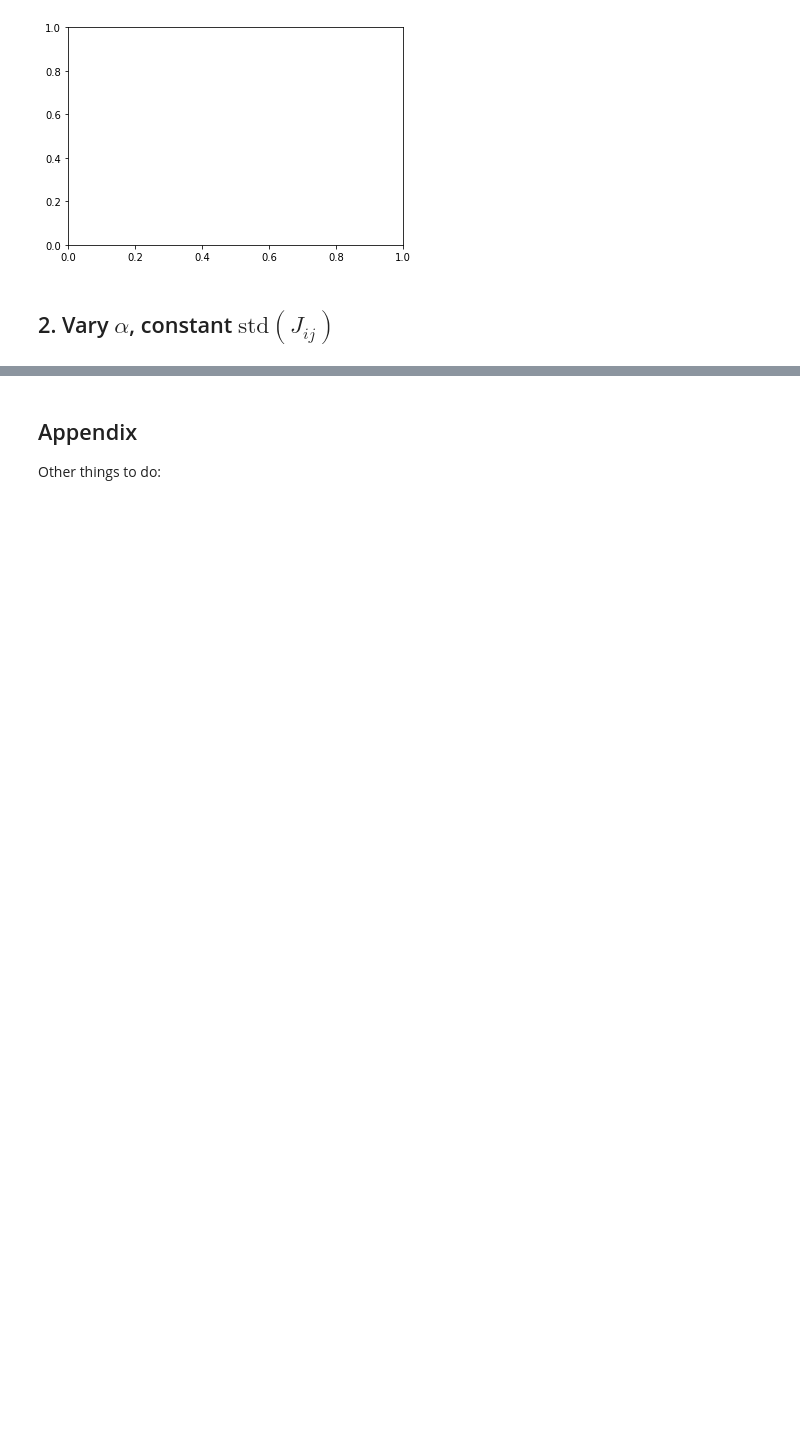
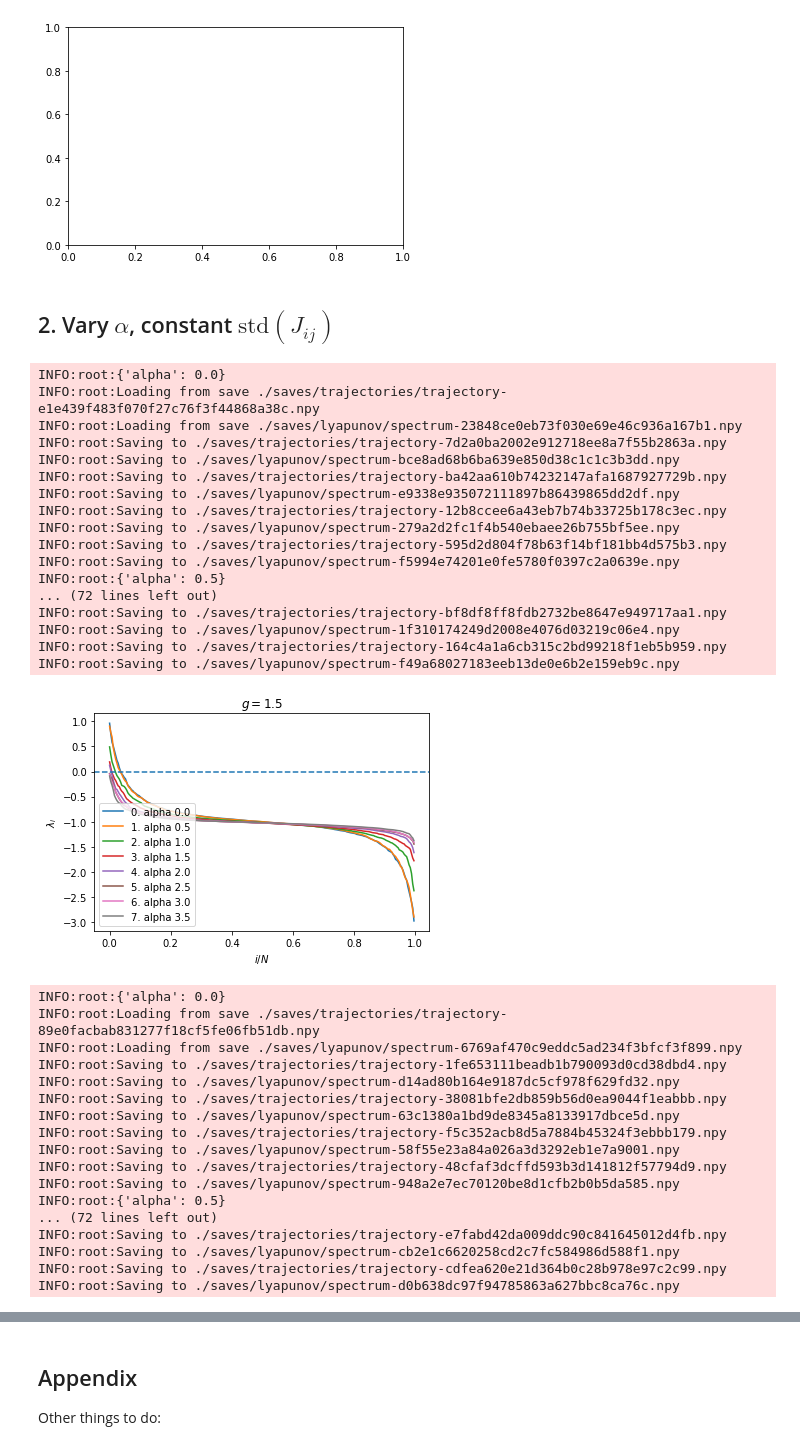
Before and after one commit to jqhoogland/hoogland-masters, a Jupyter notebook: hoogland_masters/output/lyapunov_analysis/Scale-Free.ipynb, the cells around one changed output, grey strips where cells are left out. Cells and saved outputs as stored; diff of their text form; code cells hidden in the pictures; blank space fills up the shorter version.

```diff
--- a/hoogland_masters/output/lyapunov_analysis/Scale-Free.ipynb
+++ b/hoogland_masters/output/lyapunov_analysis/Scale-Free.ipynb
@@ -40,12 +40,14 @@ $$\tau \frac{dh_i}{dt}=-h_i+\sum_{j=1}^N J_{ij}\phi(h_j),$$
 2. **Vary $\alpha$. Hold $k_\text{avg}$ constant by varying either $k_\text{min}$ or $k_\text{max}$
 # %%
 # Shared parameters
-N_STEPS = 100000
-N_DOFS = 200
+N_STEPS = 10000
+N_DOFS = 250
 
-TIMESTEP = 0.1
+TIMESTEP = 1e-2
+T_ONS = 1e-2
+
 N_BURNIN_STEPS = 500
-DOWNSAMPLE_RATE = 100
+DOWNSAMPLE_RATE = 1
 # %%
 rc('text', usetex=False)
 
@@ -53,7 +55,7 @@ def measure_over_range(
     param_range: List[dict],
     n_steps: int = 10000,
     n_burn_in: int = 1000,
-    n_samples: int = 10,
+    n_samples: int = 1,
     **kwargs
 ):
     """
@@ -75,6 +77,7 @@ def measure_over_range(
         measurement_range = np.arange(N_DOFS)/N_DOFS
         measurements = np.zeros(N_DOFS)
 
+        logging.info(f"{params}")
         for j in range(n_samples):
             # 1. Initialize a network
             nn = ScaleFreeNN(**params,
@@ -85,7 +88,7 @@ def measure_over_range(
             trajectory = nn.run(n_steps=n_steps, n_burn_in=n_burn_in)[::DOWNSAMPLE_RATE]
 
             # 3. Perform your measurements
-            measurements += nn.get_lyapunov_spectrum(trajectory, t_ons=T_ONS)
+            measurements += np.sort(nn.get_lyapunov_spectrum(trajectory, t_ons=T_ONS))[::-1]
 
         measurements /= n_samples
 
@@ -132,5 +135,6 @@ MAX_DEGREE = N_DOFS
 # %% [markdown]
 ## 1. Vary $\alpha$, constant $g$ & $N$
 # %%
-plot_lyap_spec_over_double_range(GS_RANGE[:1], ALPHAS_RANGE, n_dofs=N_DOFS, n_steps=N_STEPS, normalize_strength=False)
+N_SAMPLES = 5
+plot_lyap_spec_over_double_range(GS_RANGE[:1], ALPHAS_RANGE, n_dofs=N_DOFS, n_steps=N_STEPS, normalize_strength=False, n_samples=N_SAMPLES)
 # %% [output]
@@ -139,4 +144,40 @@ NameError: name 'T_ONS' is not defined
 # %% [markdown]
 ## 2. Vary $\alpha$, constant $\text{std}(J_{ij})$
 # %%
-plot_lyap_spec_over_double_range(GS_RANGE[:2], ALPHAS_RANGE, n_dofs=N_DOFS, n_steps=N_STEPS, normalize_strength=True)
+plot_lyap_spec_over_double_range(GS_RANGE[:2], ALPHAS_RANGE, n_dofs=N_DOFS, n_steps=N_STEPS, normalize_strength=True, n_samples=N_SAMPLES)
+# %% [output]
+INFO:root:{'alpha': 0.0}
+INFO:root:Loading from save ./saves/trajectories/trajectory-e1e439f483f070f27c76f3f44868a38c.npy
+INFO:root:Loading from save ./saves/lyapunov/spectrum-23848ce0eb73f030e69e46c936a167b1.npy
+INFO:root:Saving to ./saves/trajectories/trajectory-7d2a0ba2002e912718ee8a7f55b2863a.npy
+INFO:root:Saving to ./saves/lyapunov/spectrum-bce8ad68b6ba639e850d38c1c1c3b3dd.npy
+INFO:root:Saving to ./saves/trajectories/trajectory-ba42aa610b74232147afa1687927729b.npy
+INFO:root:Saving to ./saves/lyapunov/spectrum-e9338e935072111897b86439865dd2df.npy
+INFO:root:Saving to ./saves/trajectories/trajectory-12b8ccee6a43eb7b74b33725b178c3ec.npy
+INFO:root:Saving to ./saves/lyapunov/spectrum-279a2d2fc1f4b540ebaee26b755bf5ee.npy
+INFO:root:Saving to ./saves/trajectories/trajectory-595d2d804f78b63f14bf181bb4d575b3.npy
+INFO:root:Saving to ./saves/lyapunov/spectrum-f5994e74201e0fe5780f0397c2a0639e.npy
+INFO:root:{'alpha': 0.5}
+... (72 lines left out)
+INFO:root:Saving to ./saves/trajectories/trajectory-bf8df8ff8fdb2732be8647e949717aa1.npy
+INFO:root:Saving to ./saves/lyapunov/spectrum-1f310174249d2008e4076d03219c06e4.npy
+INFO:root:Saving to ./saves/trajectories/trajectory-164c4a1a6cb315c2bd99218f1eb5b959.npy
+INFO:root:Saving to ./saves/lyapunov/spectrum-f49a68027183eeb13de0e6b2e159eb9c.npy
+[figure, added]
+INFO:root:{'alpha': 0.0}
+INFO:root:Loading from save ./saves/trajectories/trajectory-89e0facbab831277f18cf5fe06fb51db.npy
+INFO:root:Loading from save ./saves/lyapunov/spectrum-6769af470c9eddc5ad234f3bfcf3f899.npy
+INFO:root:Saving to ./saves/trajectories/trajectory-1fe653111beadb1b790093d0cd38dbd4.npy
+INFO:root:Saving to ./saves/lyapunov/spectrum-d14ad80b164e9187dc5cf978f629fd32.npy
+INFO:root:Saving to ./saves/trajectories/trajectory-38081bfe2db859b56d0ea9044f1eabbb.npy
+INFO:root:Saving to ./saves/lyapunov/spectrum-63c1380a1bd9de8345a8133917dbce5d.npy
+INFO:root:Saving to ./saves/trajectories/trajectory-f5c352acb8d5a7884b45324f3ebbb179.npy
+INFO:root:Saving to ./saves/lyapunov/spectrum-58f55e23a84a026a3d3292eb1e7a9001.npy
+INFO:root:Saving to ./saves/trajectories/trajectory-48cfaf3dcffd593b3d141812f57794d9.npy
+INFO:root:Saving to ./saves/lyapunov/spectrum-948a2e7ec70120be8d1cfb2b0b5da585.npy
+INFO:root:{'alpha': 0.5}
+... (72 lines left out)
+INFO:root:Saving to ./saves/trajectories/trajectory-e7fabd42da009ddc90c841645012d4fb.npy
+INFO:root:Saving to ./saves/lyapunov/spectrum-cb2e1c6620258cd2c7fc584986d588f1.npy
+INFO:root:Saving to ./saves/trajectories/trajectory-cdfea620e21d364b0c28b978e97c2c99.npy
+INFO:root:Saving to ./saves/lyapunov/spectrum-d0b638dc97f94785863a627bbc8ca76c.npy
```
Also changed, not shown: parts of 3 cells of this notebook, 4 other files.
